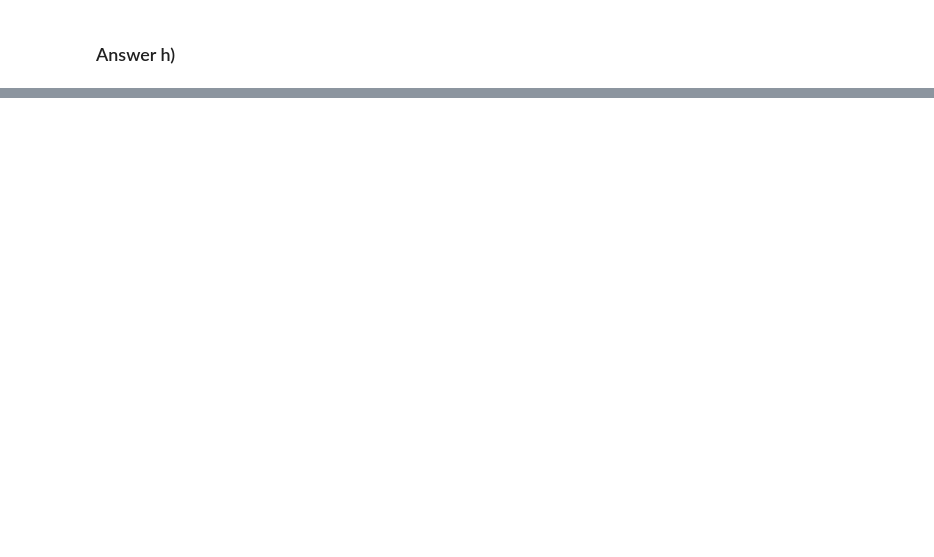
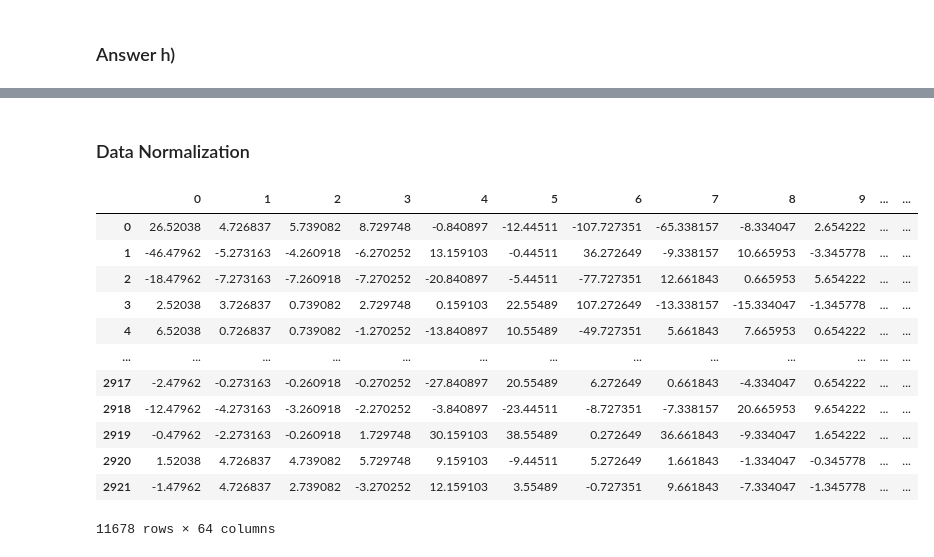
Before and after one commit to TheShiningVampire/DS203_Programming_Assignments, a Jupyter notebook: Assignment_4/18D070067_A7.ipynb, the cells around one changed output, grey strips where cells are left out. Cells and saved outputs as stored; diff of their text form; code cells hidden in the pictures; blank space fills up the shorter version.

```diff
--- a/Assignment_4/18D070067_A7.ipynb
+++ b/Assignment_4/18D070067_A7.ipynb
@@ -475,0 +1046,25 @@ RandomForestRegressor_model.fit(X_train, y_train)
+# %% [markdown]
+### Data Normalization
+# %%
+X=data.drop(64, axis=1)
+y=data[64]
+
+#Normalisation of the Dataframe but not feature scaling
+mu= X.mean()
+std= X.std()
+X= (X-mu)#/std
+X
+# %% [output]
+|  | 0 | 1 | 2 | 3 | 4 | 5 | 6 | 7 | 8 | 9 | ... | ... |
+| 0 | 26.52038 | 4.726837 | 5.739082 | 8.729748 | -0.840897 | -12.44511 | -107.727351 | -65.338157 | -8.334047 | 2.654222 | ... | ... |
+| 1 | -46.47962 | -5.273163 | -4.260918 | -6.270252 | 13.159103 | -0.44511 | 36.272649 | -9.338157 | 10.665953 | -3.345778 | ... | ... |
+| 2 | -18.47962 | -7.273163 | -7.260918 | -7.270252 | -20.840897 | -5.44511 | -77.727351 | 12.661843 | 0.665953 | 5.654222 | ... | ... |
+| 3 | 2.52038 | 3.726837 | 0.739082 | 2.729748 | 0.159103 | 22.55489 | 107.272649 | -13.338157 | -15.334047 | -1.345778 | ... | ... |
+| 4 | 6.52038 | 0.726837 | 0.739082 | -1.270252 | -13.840897 | 10.55489 | -49.727351 | 5.661843 | 7.665953 | 0.654222 | ... | ... |
+| ... | ... | ... | ... | ... | ... | ... | ... | ... | ... | ... | ... | ... |
+| 2917 | -2.47962 | -0.273163 | -0.260918 | -0.270252 | -27.840897 | 20.55489 | 6.272649 | 0.661843 | -4.334047 | 0.654222 | ... | ... |
+| 2918 | -12.47962 | -4.273163 | -3.260918 | -2.270252 | -3.840897 | -23.44511 | -8.727351 | -7.338157 | 20.665953 | 9.654222 | ... | ... |
+| 2919 | -0.47962 | -2.273163 | -0.260918 | 1.729748 | 30.159103 | 38.55489 | 0.272649 | 36.661843 | -9.334047 | 1.654222 | ... | ... |
+| 2920 | 1.52038 | 4.726837 | 4.739082 | 5.729748 | 9.159103 | -9.44511 | 5.272649 | 1.661843 | -1.334047 | -0.345778 | ... | ... |
+| 2921 | -1.47962 | 4.726837 | 2.739082 | -3.270252 | 12.159103 | 3.55489 | -0.727351 | 9.661843 | -7.334047 | -1.345778 | ... | ... |
+11678 rows × 64 columns
```
Also changed, not shown: parts of 92 cells of this notebook, 7 other files.
